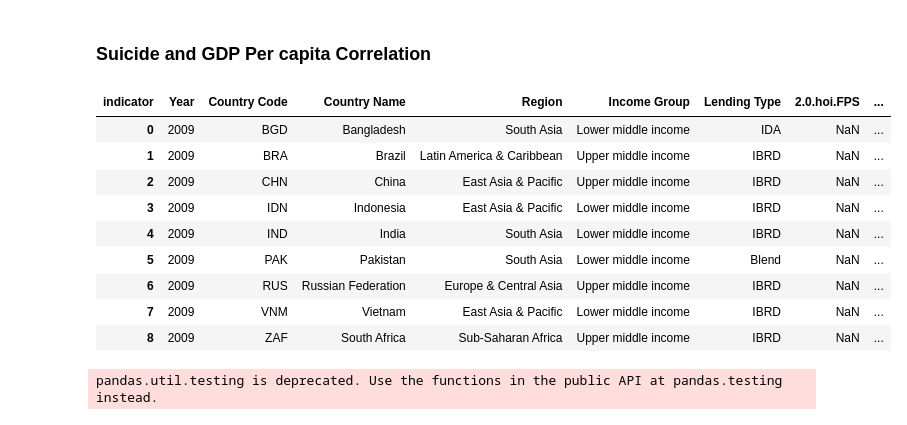
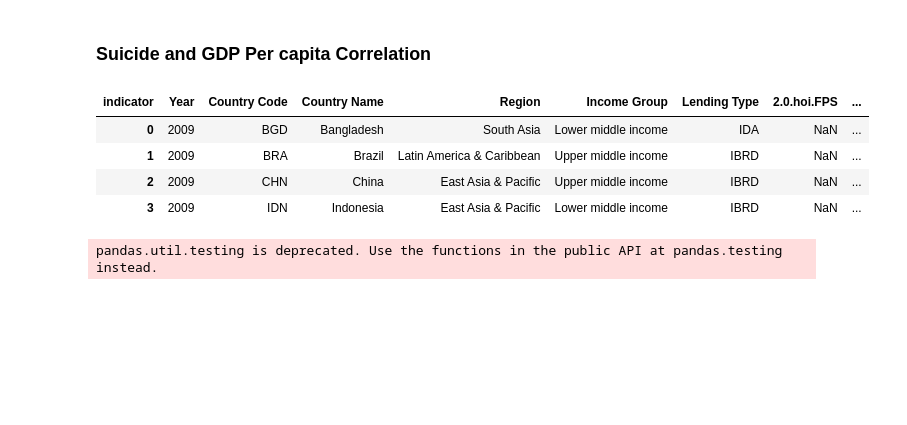
Before and after one commit to DATA-690-SPRING-2022/Dishant_data690, a Jupyter notebook: part_B/Part_B_final.ipynb, the cells around one changed output. Saved outputs shown, nothing was run; the diff lists cells and outputs as text; code cells hidden in the pictures; blank space fills up the shorter version.

```diff
--- a/part_B/Part_B_final.ipynb
+++ b/part_B/Part_B_final.ipynb
@@ -321,18 +321,13 @@ The progress of a country's research abilities shows how powerful that country i
 ### Suicide and GDP Per capita Correlation
 # %%
 df_pivot_2009=df_pivot.query("Year == 2009")
-df_pivot_2009
+df_pivot_2009.head(4)
 # %% [output]
 | indicator | Year | Country Code | Country Name | Region | Income Group | Lending Type | 2.0.hoi.FPS | ... |
 | 0 | 2009 | BGD | Bangladesh | South Asia | Lower middle income | IDA | NaN | ... |
 | 1 | 2009 | BRA | Brazil | Latin America & Caribbean | Upper middle income | IBRD | NaN | ... |
 | 2 | 2009 | CHN | China | East Asia & Pacific | Upper middle income | IBRD | NaN | ... |
 | 3 | 2009 | IDN | Indonesia | East Asia & Pacific | Lower middle income | IBRD | NaN | ... |
-| 4 | 2009 | IND | India | South Asia | Lower middle income | IBRD | NaN | ... |
-| 5 | 2009 | PAK | Pakistan | South Asia | Lower middle income | Blend | NaN | ... |
-| 6 | 2009 | RUS | Russian Federation | Europe & Central Asia | Upper middle income | IBRD | NaN | ... |
-| 7 | 2009 | VNM | Vietnam | East Asia & Pacific | Lower middle income | IBRD | NaN | ... |
-| 8 | 2009 | ZAF | South Africa | Sub-Saharan Africa | Upper middle income | IBRD | NaN | ... |
 # %%
 fig = px.scatter(df_pivot_2009, x="NY.GDP.PCAP.PP.CD",
                  y="SH.STA.SUIC.P5",
```
